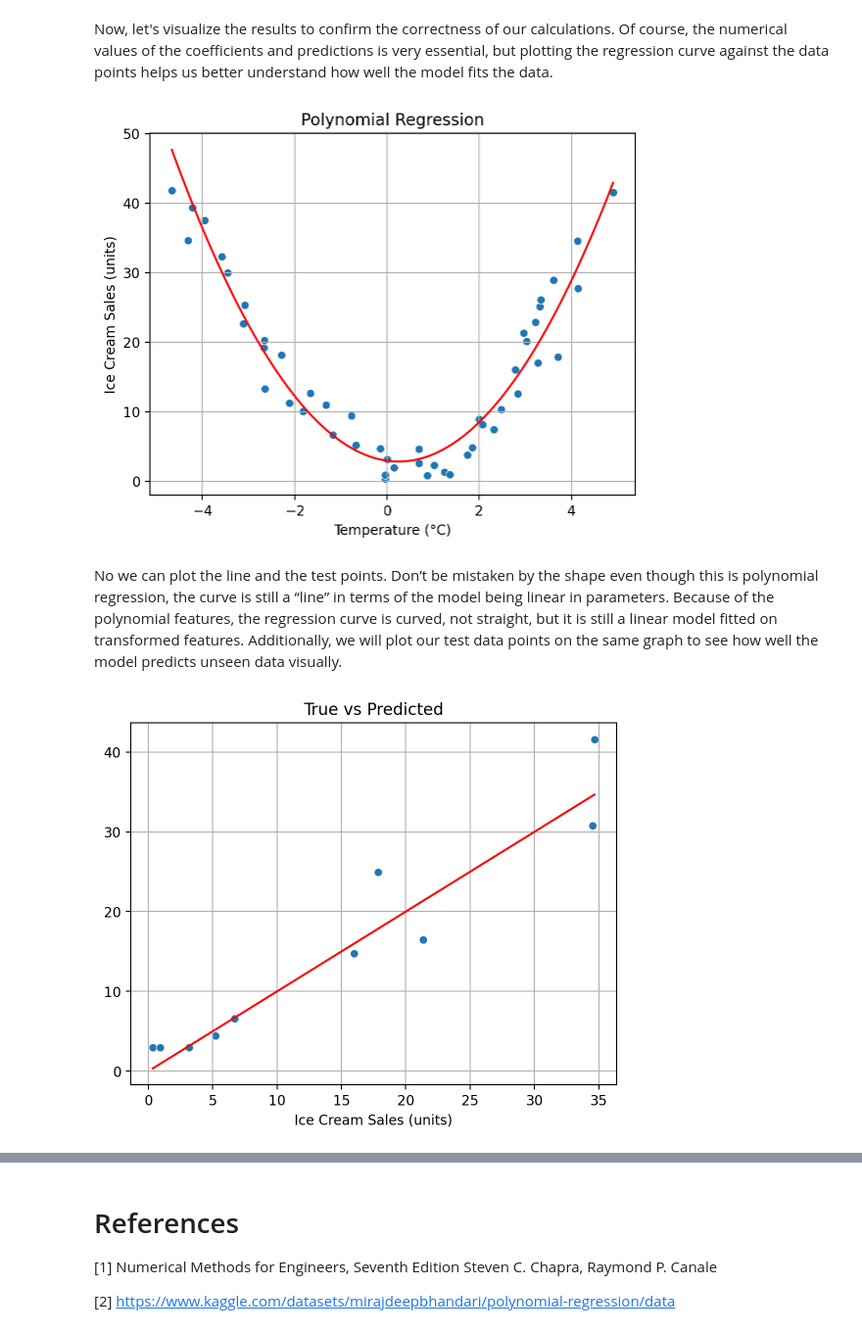
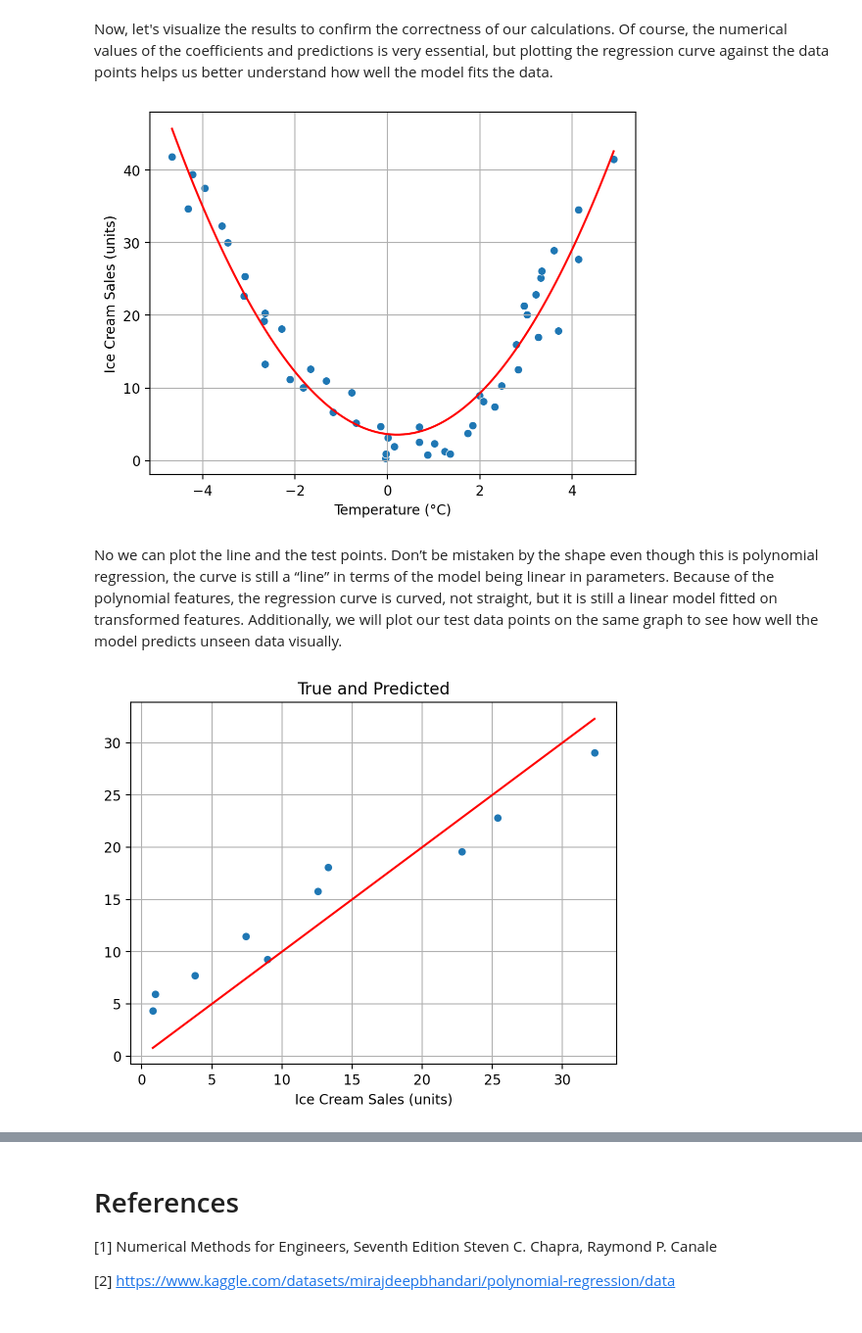
Before and after one commit to konansul/ml-projects, a Jupyter notebook: 01 – Linear Regression/1.2 – Polynomial Regression.ipynb, the cells around one changed output, grey strips where cells are left out. Shown at 98% size. Saved outputs shown, nothing was run; the diff lists cells and outputs as text; code cells hidden in the pictures.

```diff
--- a/01 – Linear Regression/1.2 – Polynomial Regression.ipynb
+++ b/01 – Linear Regression/1.2 – Polynomial Regression.ipynb
@@ -17,7 +14,7 @@ from ipywidgets import interact
 from sklearn.pipeline import make_pipeline
 %config InlineBackend.figure_format = 'retina'
 # %%
-data = pd.read_csv('/Users/konansul/Downloads/Ice_cream selling data.csv')
+data = pd.read_csv('../datasets/Ice_cream selling data.csv')
 # %%
 data.head()
 # %% [output]
@@ -88,7 +76,7 @@ X = data['Temperature (°C)']
 # %%
 y = data['Ice Cream Sales (units)']
 # %%
-X_train, X_test, y_train, y_test = train_test_split(x, y, test_size = 0.2, random_state = 101)
+X_train, X_test, y_train, y_test = train_test_split(X, y, test_size = 0.2, random_state = 0)
 # %%
 n = len(X_train)
 # %%
@@ -161,6 +150,6 @@ array([ 638.69361573, -221.88961439, 7364.24501184])
 # %%
-a0, a1, a2 = np.linalg.solve(A, b)
-print("a0 = ", a0)
-print("a1 = ", a1)
-print("a2 = ", a2)
+w0, w1, w2 = np.linalg.solve(A, b)
+print('w0 = ', w0)
+print('w1 = ', w1)
+print('w2 = ', w2)
 # %% [output]
@@ -259,25 +250,24 @@ np.float64(3.877301876123977)
 # %% [markdown]
 Now, let's visualize the results to confirm the correctness of our calculations. Of course, the numerical values of the coefficients and predictions is very essential, but plotting the regression curve against the data points helps us better understand how well the model fits the data.
 # %%
-sns.scatterplot(x = 'Temperature (°C)', y = 'Ice Cream Sales (units)', data=data)
+sns.scatterplot(x = 'Temperature (°C)', y = 'Ice Cream Sales (units)', data = data)
 x_line = np.linspace(data['Temperature (°C)'].min(), data['Temperature (°C)'].max(), 100)
-y_line = a0 + a1 * x_line + a2 * x_line ** 2
+y_line = w0 + w1 * x_line + w2 * x_line ** 2
 plt.plot(x_line, y_line, color = 'red')
-plt.title('Polynomial Regression')
-plt.grid(True)
+plt.grid(1)
 plt.show()
 # %% [output]
-[figure, old version]
+[figure, new version]
 # %% [markdown]
 No we can plot the line and the test points. Don’t be mistaken by the shape even though this is polynomial regression, the curve is still a “line” in terms of the model being linear in parameters. Because of the polynomial features, the regression curve is curved, not straight, but it is still a linear model fitted on transformed features. Additionally, we will plot our test data points on the same graph to see how well the model predicts unseen data visually.
 # %%
 sns.scatterplot(x = y_test, y = y_pred)
-plt.plot([y_test.min(), y_test.max()], [y_test.min(), y_test.max()], color='red')
-plt.title("True vs Predicted")
+plt.plot([y_test.min(), y_test.max()], [y_test.min(), y_test.max()], color = 'red')
+plt.title("True and Predicted")
 plt.grid(1)
 plt.show()
 # %% [output]
-[figure, old version]
+[figure, new version]
 # %%
 errors
 # %% [output]
```
Also changed, not shown: parts of 29 cells of this notebook, 14 other files.
